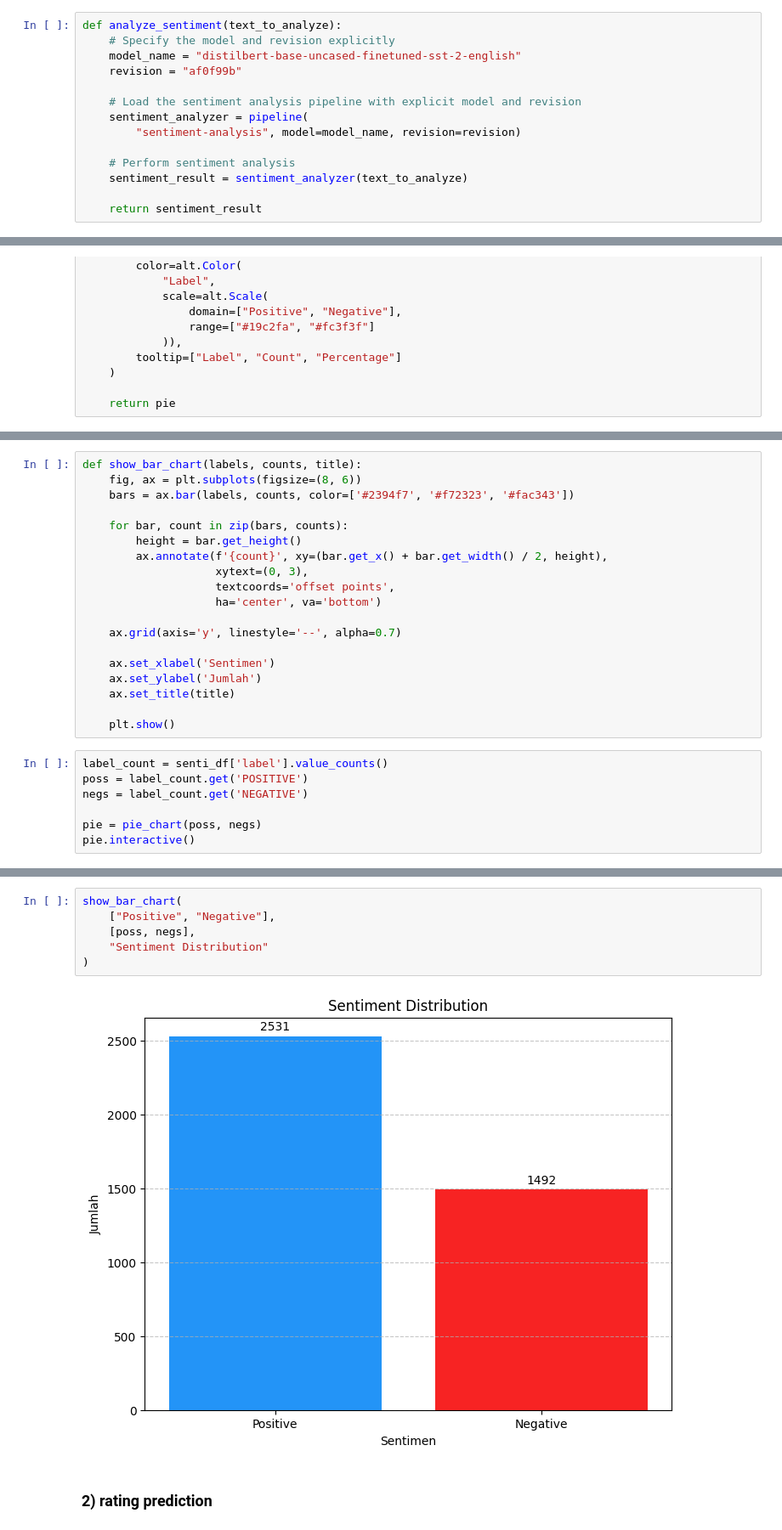
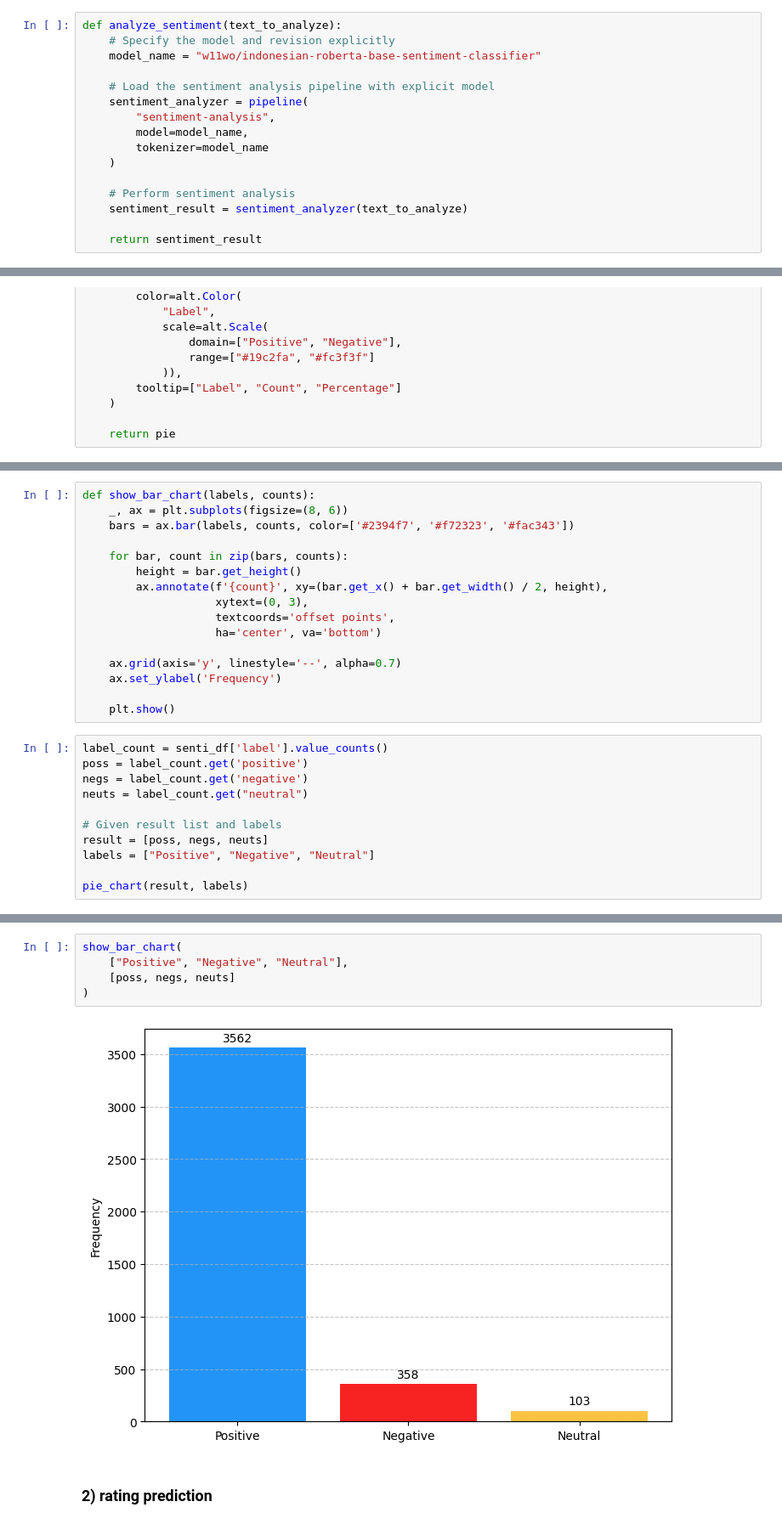
Before and after one commit to alvinxrww/cakap-sentiment-analysis, a Jupyter notebook: Data Analysis/Play Store/play_store_reviews_analysis.ipynb, the cells around one changed output, grey strips where cells are left out. Shown at 85% size. Drawn from its saved outputs; the diff is of its cells as text.

Commit message:
preprocess indonesian on play store reviews

```diff
--- a/Data Analysis/Play Store/play_store_reviews_analysis.ipynb
+++ b/Data Analysis/Play Store/play_store_reviews_analysis.ipynb
@@ -19,12 +19,14 @@ reviews = list(dataset["Reviews"])
 # %%
 def analyze_sentiment(text_to_analyze):
     # Specify the model and revision explicitly
-    model_name = "distilbert-base-uncased-finetuned-sst-2-english"
-    revision = "af0f99b"
+    model_name = "w11wo/indonesian-roberta-base-sentiment-classifier"
 
-    # Load the sentiment analysis pipeline with explicit model and revision
+    # Load the sentiment analysis pipeline with explicit model
     sentiment_analyzer = pipeline(
-        "sentiment-analysis", model=model_name, revision=revision)
+        "sentiment-analysis",
+        model=model_name,
+        tokenizer=model_name
+    )
 
     # Perform sentiment analysis
     sentiment_result = sentiment_analyzer(text_to_analyze)
@@ -96,6 +104,6 @@ def pie_chart(poss, negs):
 # %%
-def show_bar_chart(labels, counts, title):
-    fig, ax = plt.subplots(figsize=(8, 6))
+def show_bar_chart(labels, counts):
+    _, ax = plt.subplots(figsize=(8, 6))
     bars = ax.bar(labels, counts, color=['#2394f7', '#f72323', '#fac343'])
 
     for bar, count in zip(bars, counts):
@@ -106,17 +114,18 @@ def show_bar_chart(labels, counts, title):
                     ha='center', va='bottom')
 
     ax.grid(axis='y', linestyle='--', alpha=0.7)
-
-    ax.set_xlabel('Sentimen')
-    ax.set_ylabel('Jumlah')
-    ax.set_title(title)
+    ax.set_ylabel('Frequency')
 
     plt.show()
 # %%
 label_count = senti_df['label'].value_counts()
-poss = label_count.get('POSITIVE')
-negs = label_count.get('NEGATIVE')
+poss = label_count.get('positive')
+negs = label_count.get('negative')
+neuts = label_count.get("neutral")
 
-pie = pie_chart(poss, negs)
-pie.interactive()
+# Given result list and labels
+result = [poss, negs, neuts]
+labels = ["Positive", "Negative", "Neutral"]
+
+pie_chart(result, labels)
 # %% [output]
@@ -124,10 +133,9 @@ pie.interactive()
 # %%
 show_bar_chart(
-    ["Positive", "Negative"],
-    [poss, negs],
-    "Sentiment Distribution"
+    ["Positive", "Negative", "Neutral"],
+    [poss, negs, neuts]
 )
 # %% [output]
-[figure, old version]
+[figure, new version]
 # %% [markdown]
 ### 2) rating prediction
```
Also changed, not shown: parts of 13 cells of this notebook, 2 other files.
